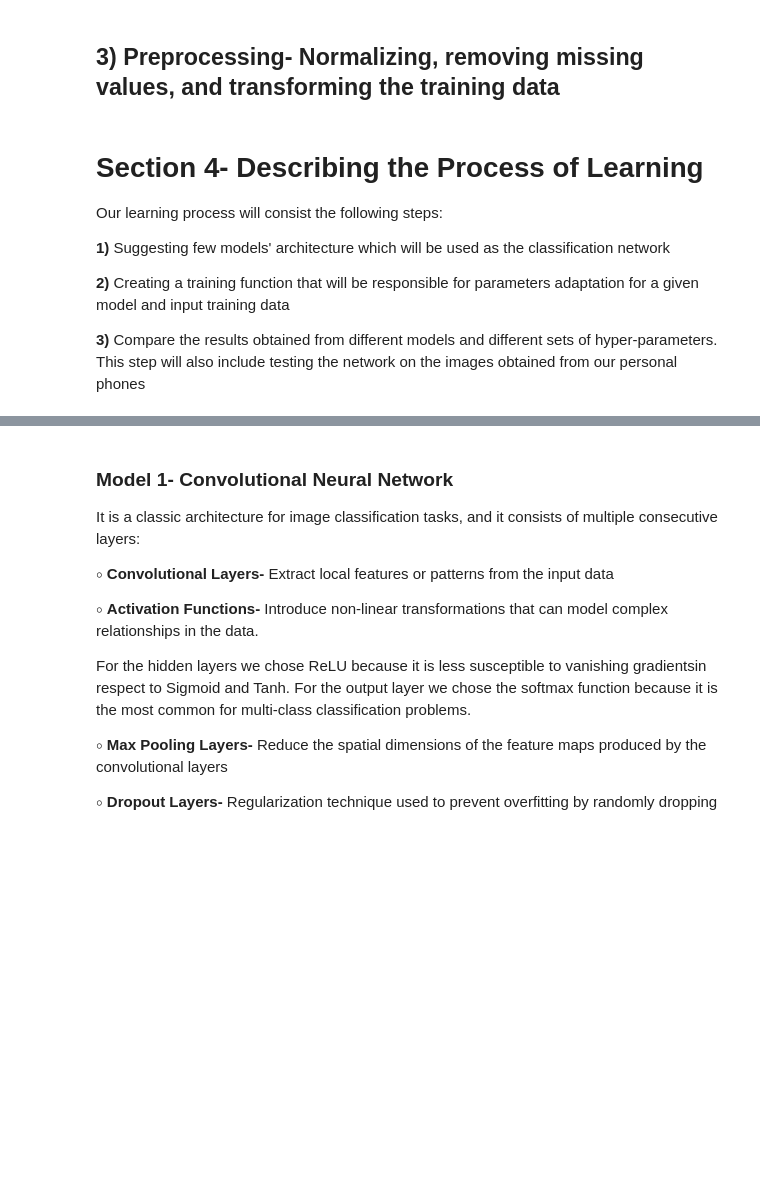
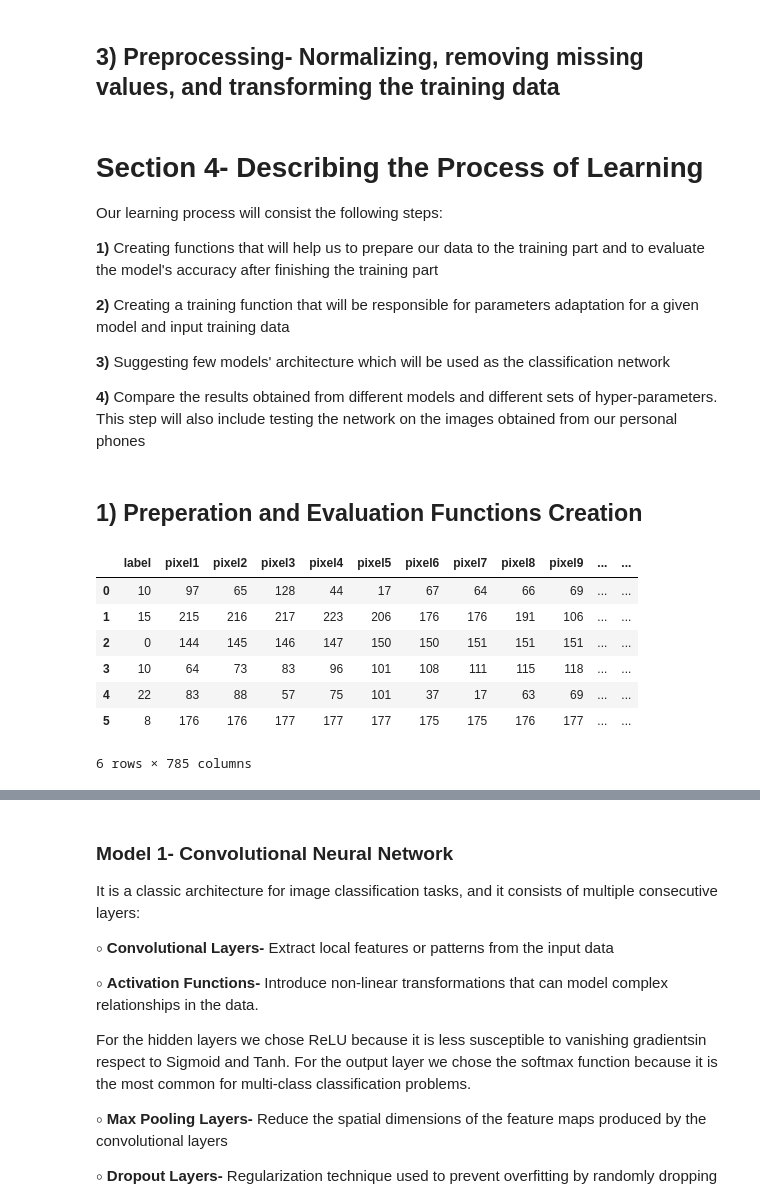
Before and after one commit to RonBartov/american-sign-language-image-classification, a Jupyter notebook: Final_Project_ASL_Classification.ipynb, the cells around one changed output, grey strips where cells are left out. Drawn from its saved outputs; the diff is of its cells as text; code cells hidden in the pictures; blank space fills up the shorter version.

```diff
--- a/Final_Project_ASL_Classification.ipynb
+++ b/Final_Project_ASL_Classification.ipynb
@@ -458,8 +458,12 @@ The parameters values we just mentioned were choosed in such a way that they mai
 
 Our learning process will consist the following steps:
 
-**1)** Suggesting few models' architecture which will be used as the classification network
+**1)** Creating functions that will help us to prepare our data to the training part and to evaluate the model's accuracy after finishing the training part
 
 **2)** Creating a training function that will be responsible for parameters adaptation for a given model and input training data
 
-**3)** Compare the results obtained from different models and different sets of hyper-parameters. This step will also include testing the network on the images obtained from our personal phones
+**3)** Suggesting few models' architecture which will be used as the classification network
+
+**4)** Compare the results obtained from different models and different sets of hyper-parameters. This step will also include testing the network on the images obtained from our personal phones
+# %% [markdown]
+## **1) Preperation and Evaluation Functions Creation**
@@ -465,0 +499,13 @@ Our learning process will consist the following steps:
+# %%
+# example
+example_data = df_train.iloc[0:6,:] # take first 6 rows from training set (3 row images)
+example_data.head(6)
+# %% [output]
+|  | label | pixel1 | pixel2 | pixel3 | pixel4 | pixel5 | pixel6 | pixel7 | pixel8 | pixel9 | ... | ... |
+| 0 | 10 | 97 | 65 | 128 | 44 | 17 | 67 | 64 | 66 | 69 | ... | ... |
+| 1 | 15 | 215 | 216 | 217 | 223 | 206 | 176 | 176 | 191 | 106 | ... | ... |
+| 2 | 0 | 144 | 145 | 146 | 147 | 150 | 150 | 151 | 151 | 151 | ... | ... |
+| 3 | 10 | 64 | 73 | 83 | 96 | 101 | 108 | 111 | 115 | 118 | ... | ... |
+| 4 | 22 | 83 | 88 | 57 | 75 | 101 | 37 | 17 | 63 | 69 | ... | ... |
+| 5 | 8 | 176 | 176 | 177 | 177 | 177 | 175 | 175 | 176 | 177 | ... | ... |
+6 rows × 785 columns
```
Also changed, not shown: parts of 17 cells of this notebook.
